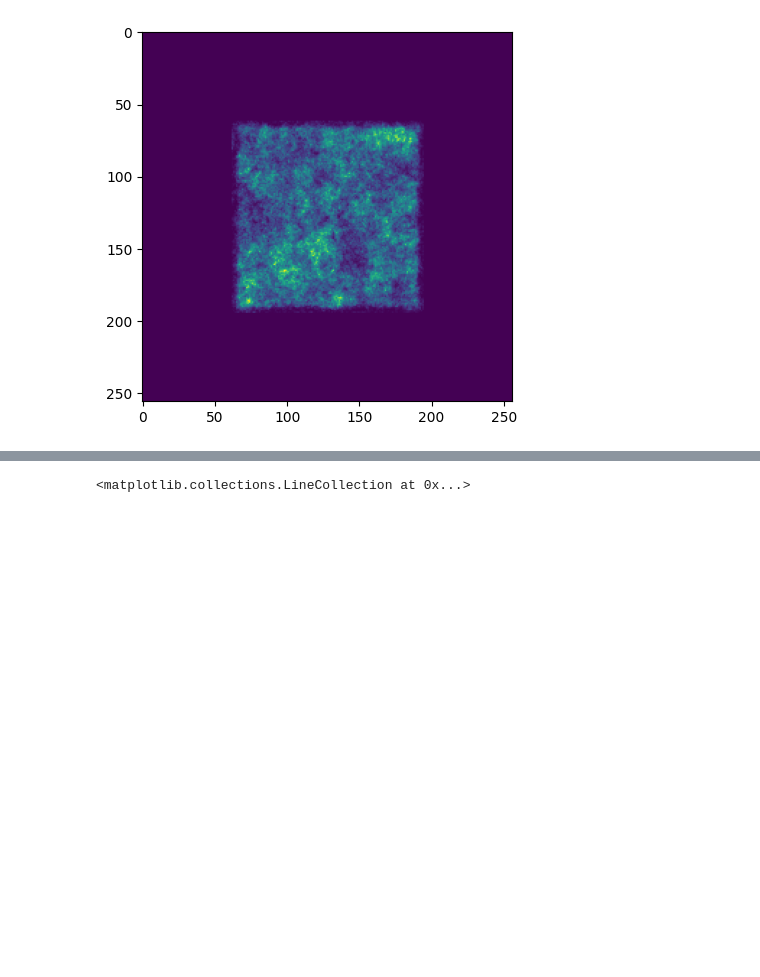
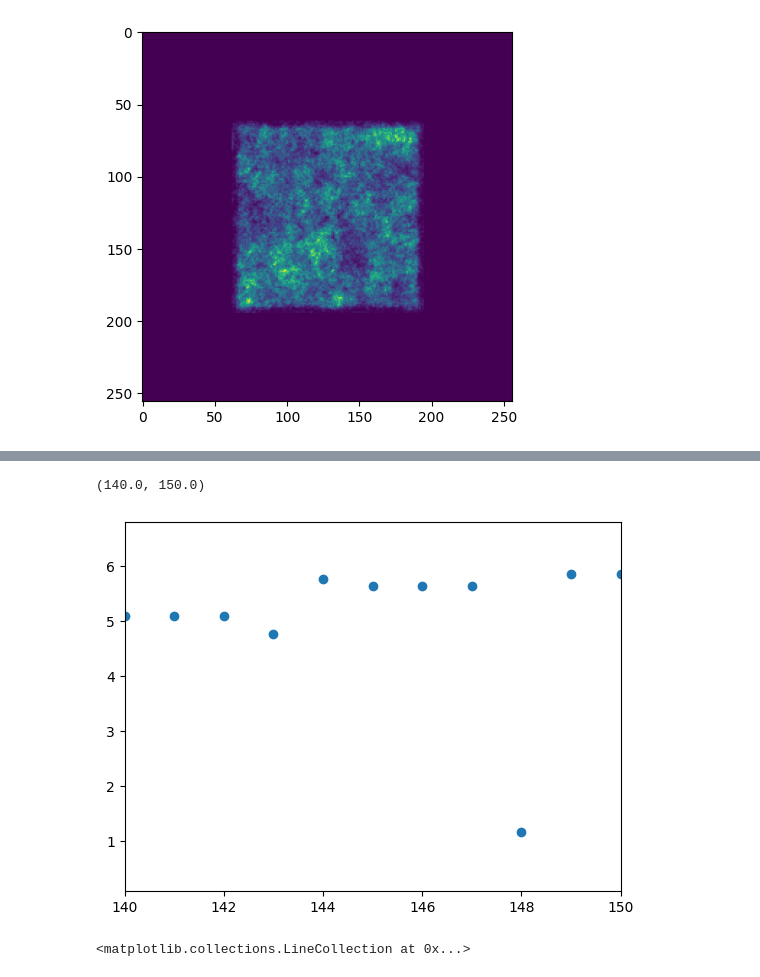
Before and after one commit to easuit24/BECs2, a Jupyter notebook: vortexnumericstest.ipynb, the cells around one changed output, grey strips where cells are left out. Cells and saved outputs as stored; diff of their text form; code cells hidden in the pictures; blank space fills up the shorter version.

```diff
--- a/vortexnumericstest.ipynb
+++ b/vortexnumericstest.ipynb
@@ -86 +191,9 @@ def detect_vortices(psi, dx, L):
+# %%
+dist = np.sqrt(np.abs(vortex_positions[:,0]-vortex_positions[:,2])**2 + np.abs(vortex_positions[:,1]-vortex_positions[:,3])**2)
+plt.figure()
+plt.scatter(np.arange(0, len(g.snaps)), dist)
+plt.xlim(140,150)
+# %% [output]
+(140.0, 150.0)
+[figure, added]
 # %%
```
Also changed, not shown: parts of 9 cells of this notebook, 3 other files.
